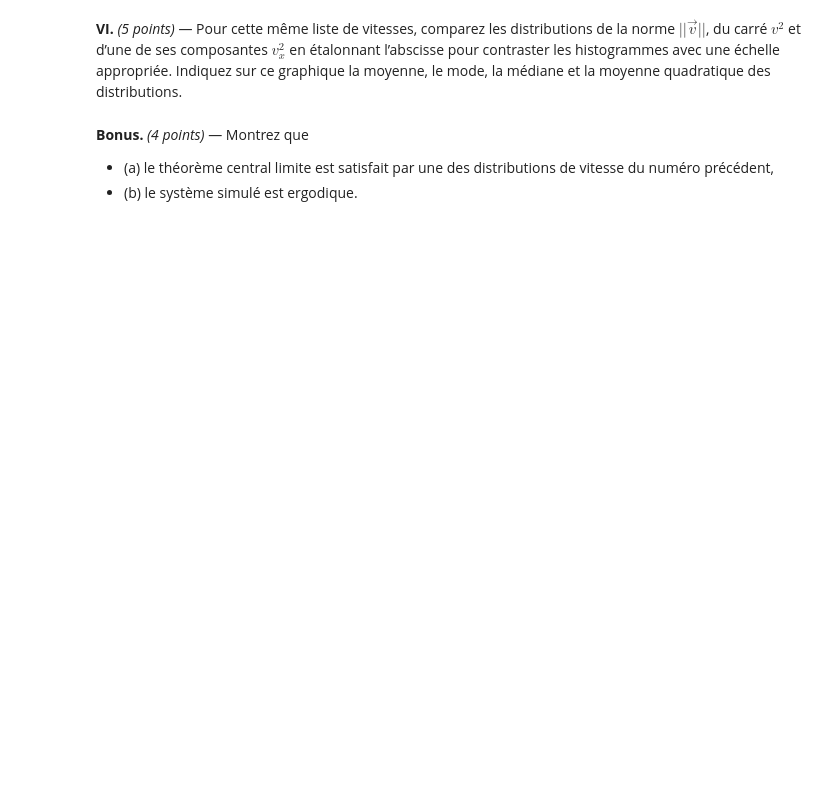
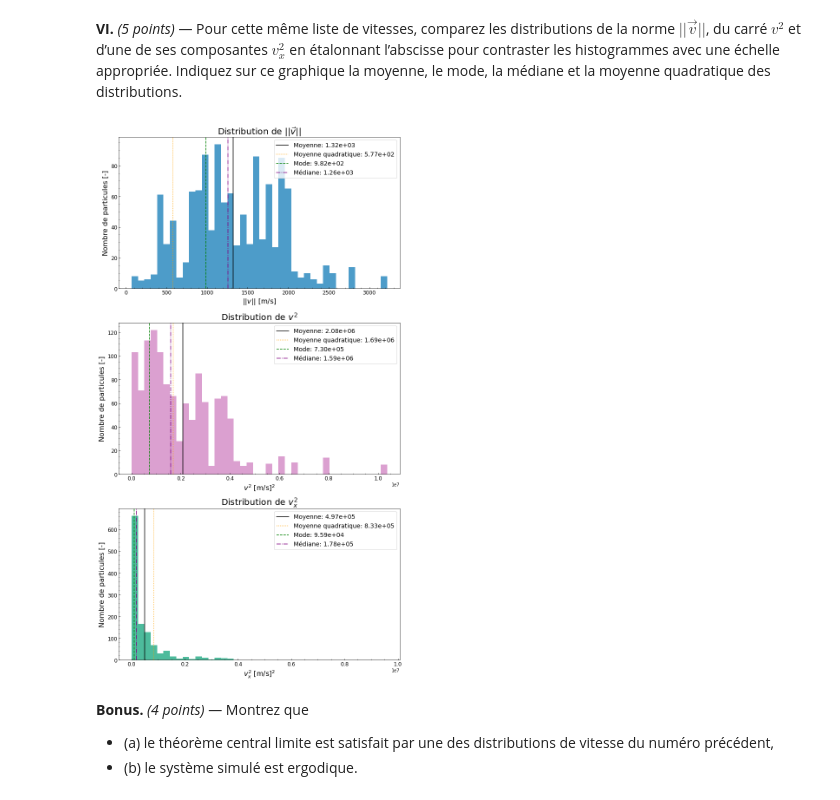
Before and after one commit to GeremyMichaud/TPNTS, a Jupyter notebook: Part_1/GM_TDS-TPNB_Part1_H24.ipynb, the cells around one changed output. Saved outputs shown, nothing was run; the diff lists cells and outputs as text; code cells hidden in the pictures; blank space fills up the shorter version.

```diff
--- a/Part_1/GM_TDS-TPNB_Part1_H24.ipynb
+++ b/Part_1/GM_TDS-TPNB_Part1_H24.ipynb
@@ -38,6 +38,9 @@ import numpy as np
 import math
 import matplotlib.pyplot as plt
 import time
+from scipy.stats import describe, norm
+import seaborn as sns
+palette = sns.color_palette("colorblind")
 # %% [output]
 [interactive output not drawn]
 [interactive output not drawn]
@@ -93,7 +96,7 @@ def checkCollisions():
                 hitlist.append([i,j]) # liste numérotant toutes les paires de sphères en collision
     return hitlist
 
-iterations = 500
+iterations = 1000
 for i in range(iterations):
     # DÉPLACE TOUTES LES SPHÈRES D'UN PAS SPATIAL deltax
     vitesse = []   # vitesse instantanée de chaque sphère
@@ -268,14 +271,15 @@ def follow_particle_trajectory(particle_index):
         particle_index (int): Index de la particule à suivre.
 
     Returns:
-        Tuple: Tuple contenant les distances de collision et les temps écoulés entre les collisions.
+        Tuple: Tuple contenant les distances de collision, les temps écoulés entre les collisions
+            et les positions de la particule entre chaque particule.
     """
     position_init = apos[particle_index]
     collision_positions = []
     collison_distances = []
     time_to_collision = []
 
-    iterations = 500
+    iterations = 1000
     for _ in range(iterations):
         update_positions()
 
@@ -295,6 +299,7 @@ def follow_particle_trajectory(particle_index):
 
             if len(collision_positions) == 0:
                 previous_position = position_init
+                collision_positions.append(position_init)
             else:
                 previous_position = collision_positions[-1]
 
@@ -307,7 +312,7 @@ def follow_particle_trajectory(particle_index):
 
             apos[particle_index] = apos[particle_index] + vi * deltat
 
-    return collison_distances, time_to_collision
+    return collison_distances, time_to_collision, collision_positions
 
 # Utilisation de la fonction pour suivre la trajectoire de la particule
 particle_index_to_follow = 20
@@ -338,3 +373,71 @@ $\displaystyle \tau \approx 8.97759e-05\; [s]$
+# %%
+def calculate_statistics(data):
+    """
+    Calcule les statistiques des données, y compris la description, le mode et la médiane.
+
+    Args:
+        data (numpy.ndarray): Les données pour lesquelles les statistiques doivent être calculées.
+
+    Returns:
+        tuple: Un tuple contenant la description des données, le mode et la médiane.
+    """
+    stats_data = describe(data)
+
+    hist_data, bin_edges_data = np.histogram(data, bins=50)
+    mode_index_data = np.argmax(hist_data)
+    mode_data = (bin_edges_data[mode_index_data] + bin_edges_data[mode_index_data + 1]) / 2
+
+    median_data = np.median(data)
+
+    return stats_data, mode_data, median_data
+
+def plot_histogram(ax, data, color, title, axe_title, stats, mode, median):
+    """
+    Crée un histogramme et le plot sur l'axe spécifié.
+
+    Args:
+        ax (matplotlib.axes.Axes): L'axe sur lequel le graphique doit être tracé.
+        data (numpy.ndarray): Les données à représenter.
+        color (str): La couleur du graphique.
+        title (str): Le titre du graphique.
+        axe_title (str): Le titre de l'axe X.
+        stats (scipy.stats._stats.DescribeResult): La description statistique des données.
+        mode (float): La valeur du mode.
+        median (float): La valeur de la médiane.
+    """
+    ax.hist(data, bins=40, color=color, alpha=0.7)
+    ax.set_title(title, fontsize=20)
+    ax.axvline(x=stats.mean, color='black', linestyle='solid', label=f'Moyenne: {stats.mean:.2e}')
+    ax.axvline(x=np.sqrt(stats.variance), color='orange', linestyle='dotted', label=f'Moyenne quadratique: {np.sqrt(stats.variance):.2e}')
+    ax.axvline(x=mode, color='green', linestyle='dashed', label=f'Mode: {mode:.2e}')
+    ax.axvline(x=median, color='purple', linestyle='dashdot', label=f'Médiane: {median:.2e}')
+    ax.legend(fontsize=14)
+    ax.tick_params(which="both", axis="both", direction="in", labelsize=12)
+    ax.minorticks_on()
+    ax.set_ylabel("Nombre de particules [-]", fontsize=16)
+    ax.set_xlabel(axe_title, fontsize=16)
+
+# Données de vélocité
+norms = np.array([np.sqrt(v.x**2 + v.y**2 + v.z**2) for v in velocities])
+squared_velocities = np.array([v.x**2 + v.y**2 + v.z**2 for v in velocities])
+squared_vx = np.array([v.x**2 for v in velocities])
+
+# Calcul des données et des statistiques
+data_list = [norms, squared_velocities, squared_vx]
+colors = [palette[0], palette[4], palette[2]]
+titles = [f"Distribution de $||\\vec{{v}}||$", f"Distribution de $v^2$", f"Distribution de $v_x^2$"]
+axes_titles = [f"$||v||$ [m/s]", f"$v^2$ [m/s]$^2$", f"$v_x^2$ [m/s]$^2$"]
+
+fig, axes = plt.subplots(3, 1, figsize=(10, 18))
+
+for i, data in enumerate(data_list):
+    stats, mode, median = calculate_statistics(data)
+    plot_histogram(axes[i], data, colors[i], titles[i], axes_titles[i], stats, mode, median)
+
+plt.tight_layout()
+plt.show()
+# %% [output]
+[figure, added]
 # %% [markdown]
 **Bonus.** _(4 points)_ &mdash; Montrez que
 - (a) le théorème central limite est satisfait par une des distributions de vitesse du numéro précédent,
```
Also changed, not shown: parts of 15 cells of this notebook.
